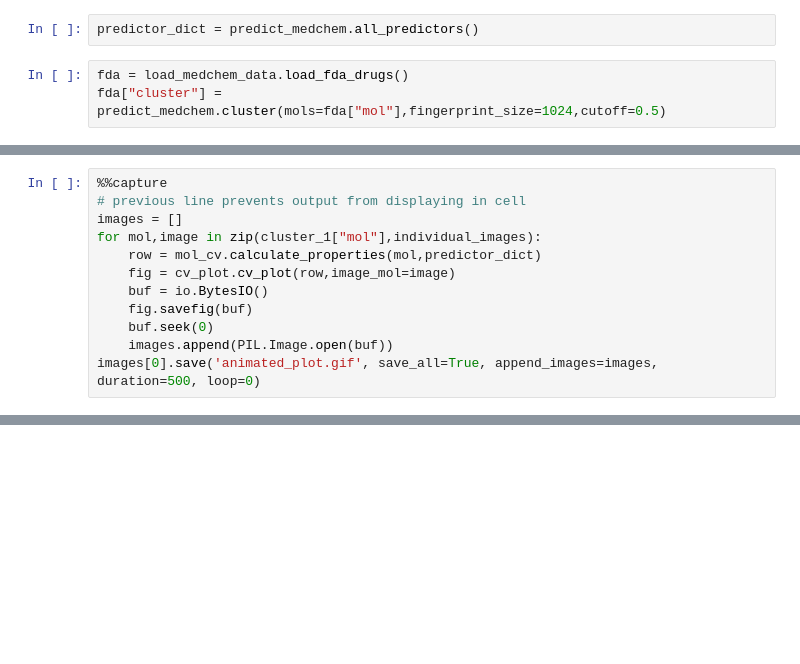
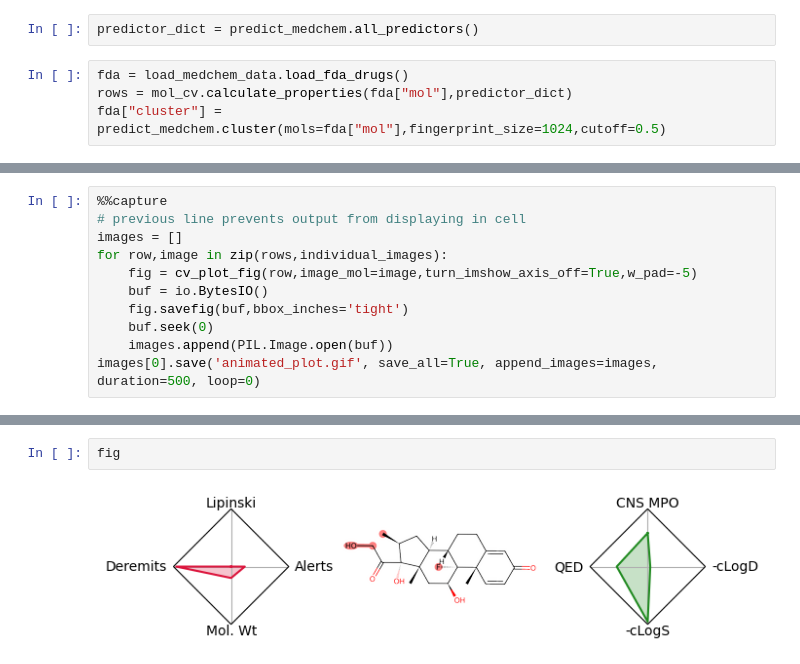
Before and after one commit to prheenan/mol_cv, a Jupyter notebook: examples/_2025_01_06_polar_python.ipynb, the cells around one changed output, grey strips where cells are left out. Saved outputs shown, nothing was run; the diff lists cells and outputs as text; blank space fills up the shorter version.

```diff
--- a/examples/_2025_01_06_polar_python.ipynb
+++ b/examples/_2025_01_06_polar_python.ipynb
@@ -15,6 +15,7 @@ import PIL
 predictor_dict = predict_medchem.all_predictors()
 # %%
 fda = load_medchem_data.load_fda_drugs()
+rows = mol_cv.calculate_properties(fda["mol"],predictor_dict)
 fda["cluster"] = predict_medchem.cluster(mols=fda["mol"],fingerprint_size=1024,cutoff=0.5)
 # %%
 from rdkit.Chem.rdMolAlign import AlignMol
@@ -56,11 +80,10 @@ individual_images = [png_array[i*image_height:(i+1)*image_height,:,:]
 %%capture
 # previous line prevents output from displaying in cell
 images = []
-for mol,image in zip(cluster_1["mol"],individual_images):
-    row = mol_cv.calculate_properties(mol,predictor_dict)
-    fig = cv_plot.cv_plot(row,image_mol=image)
+for row,image in zip(rows,individual_images):
+    fig = cv_plot_fig(row,image_mol=image,turn_imshow_axis_off=True,w_pad=-5)
     buf = io.BytesIO()
-    fig.savefig(buf)
+    fig.savefig(buf,bbox_inches='tight')
     buf.seek(0)
     images.append(PIL.Image.open(buf))
 images[0].save('animated_plot.gif', save_all=True, append_images=images, duration=500, loop=0)
@@ -86,0 +90,4 @@ KeyboardInterrupt
+# %%
+fig
+# %% [output]
+[figure, added]
```
Also changed, not shown: parts of 5 cells of this notebook, 3 other files.
